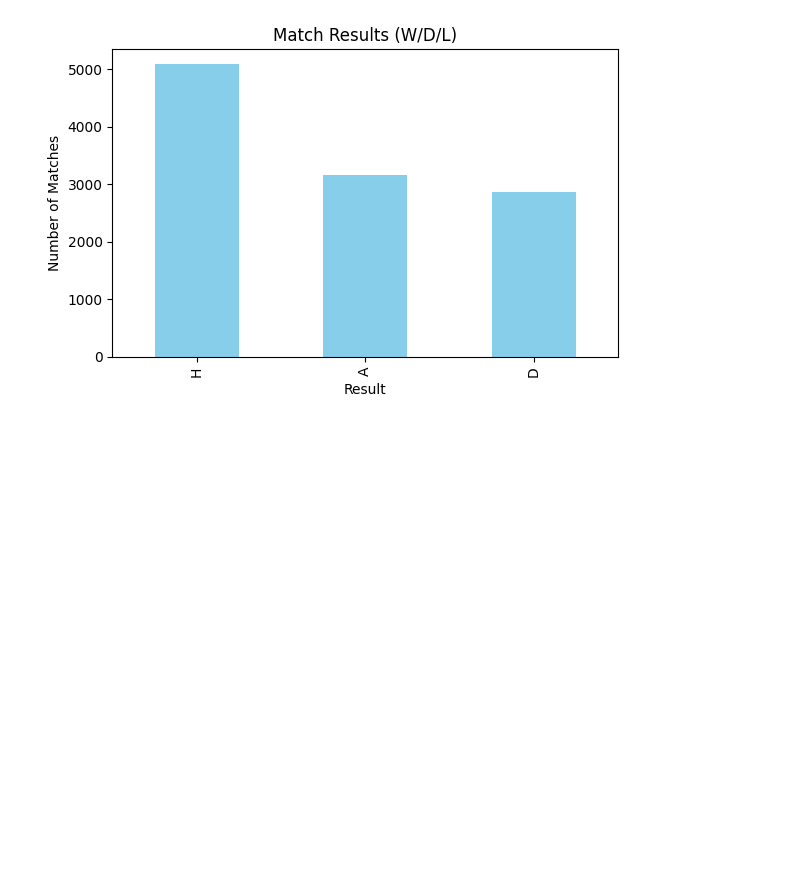
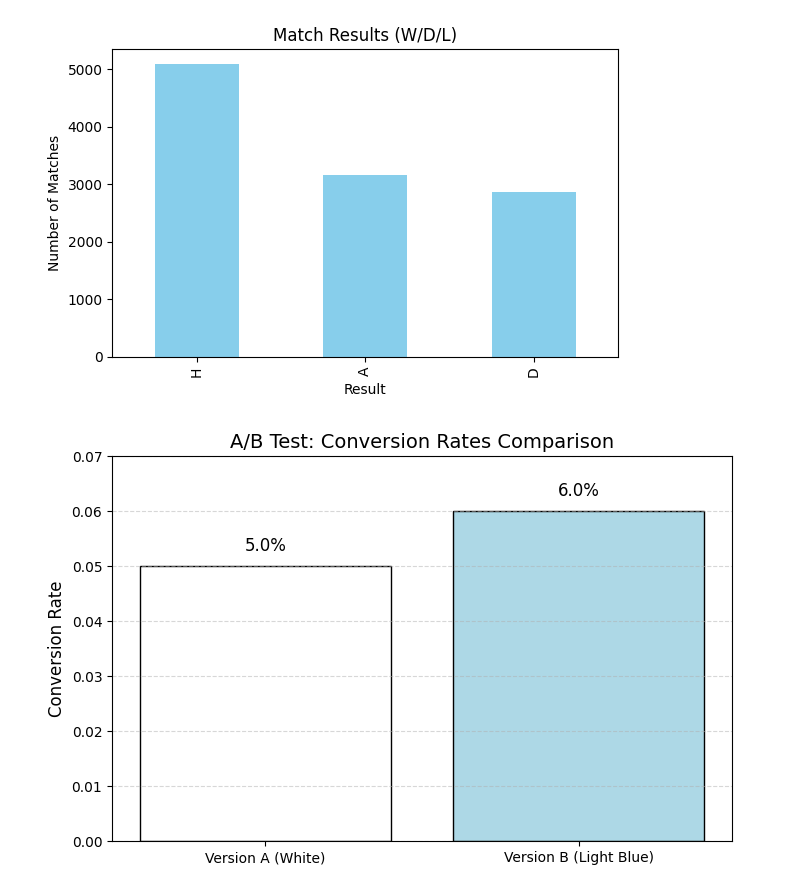
Before and after one commit to AjayChohan1/statistics, a Jupyter notebook: Data/stats.ipynb, the cells around one changed output. Saved outputs shown, nothing was run; the diff lists cells and outputs as text; code cells hidden in the pictures; blank space fills up the shorter version.

```diff
--- a/Data/stats.ipynb
+++ b/Data/stats.ipynb
@@ -318,3 +318,27 @@ Name: count, dtype: int64
 Average goals per match: 2.66
 Column 'Attendance' not found; skipping attendance analysis.
 [figure]
+# %%
+import matplotlib.pyplot as plt
+
+# Data
+versions = ['Version A (White)', 'Version B (Light Blue)']
+conversion_rates = [250/5000, 300/5000]  # 5% and 6%
+
+# Plot
+plt.figure(figsize=(8, 5))
+bars = plt.bar(versions, conversion_rates, color=['white', 'lightblue'], edgecolor='black')
+plt.title('A/B Test: Conversion Rates Comparison', fontsize=14)
+plt.ylabel('Conversion Rate', fontsize=12)
+plt.ylim(0, 0.07)
+
+# Add percentages on bars
+for bar, rate in zip(bars, conversion_rates):
+    height = bar.get_height()
+    plt.text(bar.get_x() + bar.get_width()/2, height + 0.002, f'{rate*100:.1f}%',
+             ha='center', va='bottom', fontsize=12)
+
+plt.grid(axis='y', linestyle='--', alpha=0.5)
+plt.show()
+# %% [output]
+[figure, added]
```
Also changed, not shown: parts of 2 cells of this notebook.
